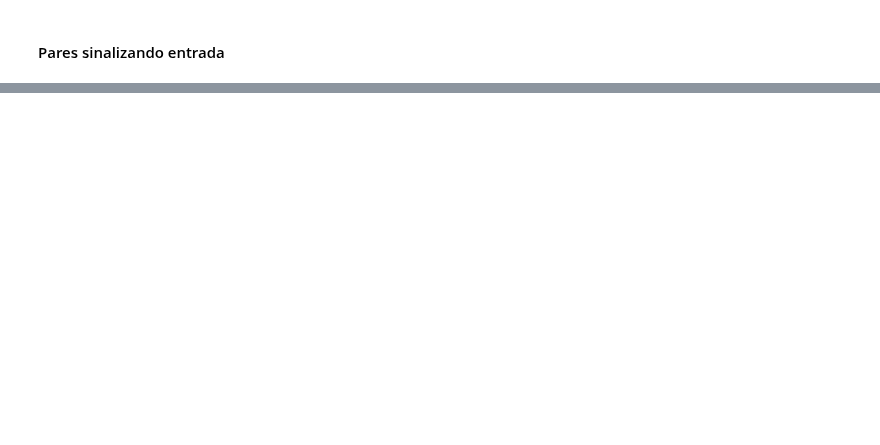
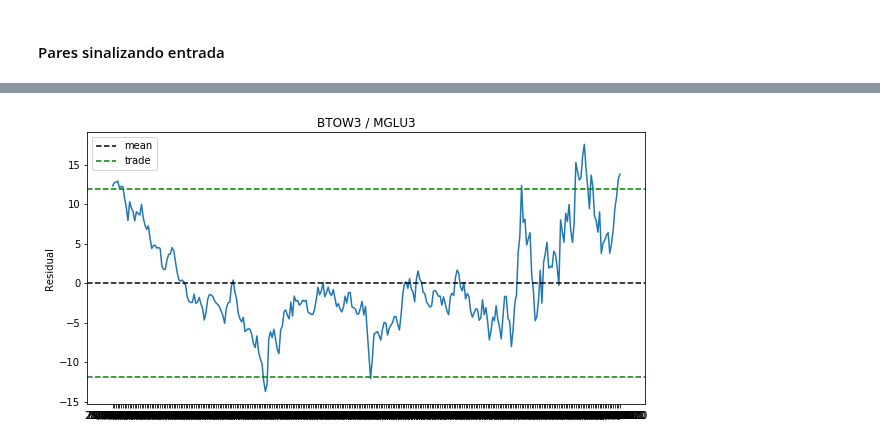
Before and after one commit to andreolvgomes/long-short-by-cointegration, a Jupyter notebook: Cointegration.ipynb, the cells around one changed output, grey strips where cells are left out. Saved outputs shown, nothing was run; the diff lists cells and outputs as text; code cells hidden in the pictures; blank space fills up the shorter version.

```diff
--- a/Cointegration.ipynb
+++ b/Cointegration.ipynb
@@ -448,0 +445,5 @@ signal.loc[(signal['Period'] > 2)].sort_values(by=['HalfLife'], ascending=True)
+# %%
+#show(data, 'CYRE3', 'MULT3')
+show(data, 'BTOW3', 'MGLU3')
+# %% [output]
+[figure, added]
```
Also changed, not shown: parts of 9 cells of this notebook, 1 other file.
